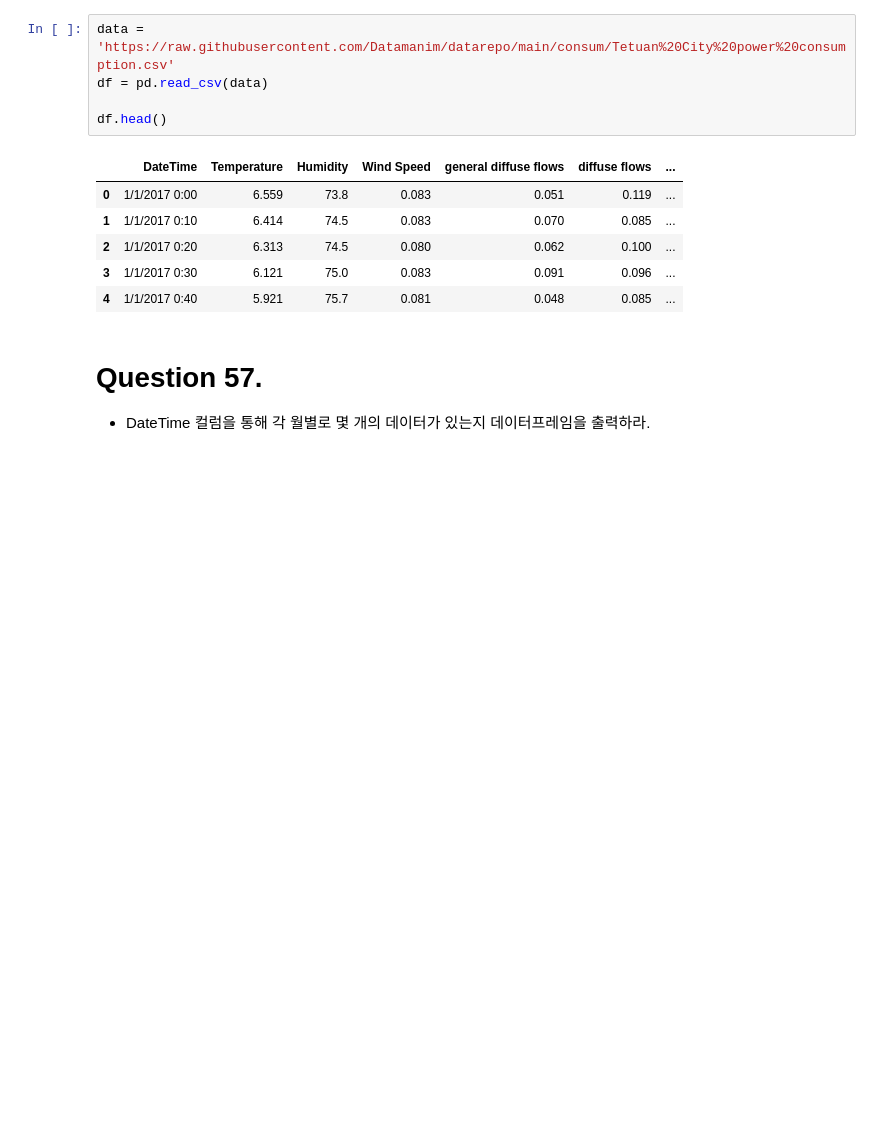
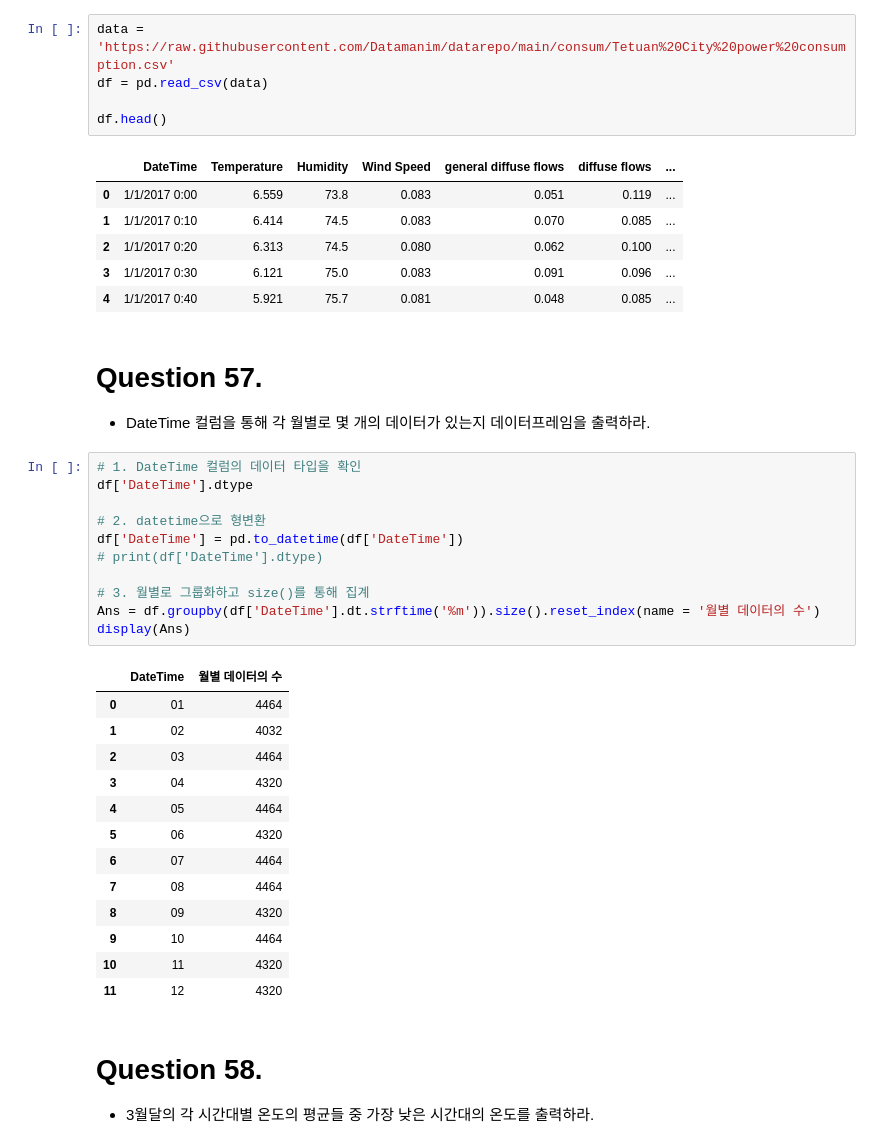
Before and after one commit to LWH4Data/Certifications, a Jupyter notebook: 빅분기/01_작업 1유형/sol.ipynb, the cells around one changed output. Saved outputs shown, nothing was run; the diff lists cells and outputs as text; blank space fills up the shorter version.

```diff
--- a/빅분기/01_작업 1유형/sol.ipynb
+++ b/빅분기/01_작업 1유형/sol.ipynb
@@ -1400,3 +1400,31 @@ df.head()
 # %% [markdown]
 # Question 57.
 - DateTime 컬럼을 통해 각 월별로 몇 개의 데이터가 있는지 데이터프레임을 출력하라.
+# %%
+# 1. DateTime 컬럼의 데이터 타입을 확인
+df['DateTime'].dtype
+
+# 2. datetime으로 형변환
+df['DateTime'] = pd.to_datetime(df['DateTime'])
+# print(df['DateTime'].dtype)
+
+# 3. 월별로 그룹화하고 size()를 통해 집계
+Ans = df.groupby(df['DateTime'].dt.strftime('%m')).size().reset_index(name = '월별 데이터의 수')
+display(Ans)
+# %% [output]
+|  | DateTime | 월별 데이터의 수 |
+| 0 | 01 | 4464 |
+| 1 | 02 | 4032 |
+| 2 | 03 | 4464 |
+| 3 | 04 | 4320 |
+| 4 | 05 | 4464 |
+| 5 | 06 | 4320 |
+| 6 | 07 | 4464 |
+| 7 | 08 | 4464 |
+| 8 | 09 | 4320 |
+| 9 | 10 | 4464 |
+| 10 | 11 | 4320 |
+| 11 | 12 | 4320 |
+# %% [markdown]
+# Question 58.
+- 3월달의 각 시간대별 온도의 평균들 중 가장 낮은 시간대의 온도를 출력하라.
```
Also changed, not shown: parts of 9 cells of this notebook.
